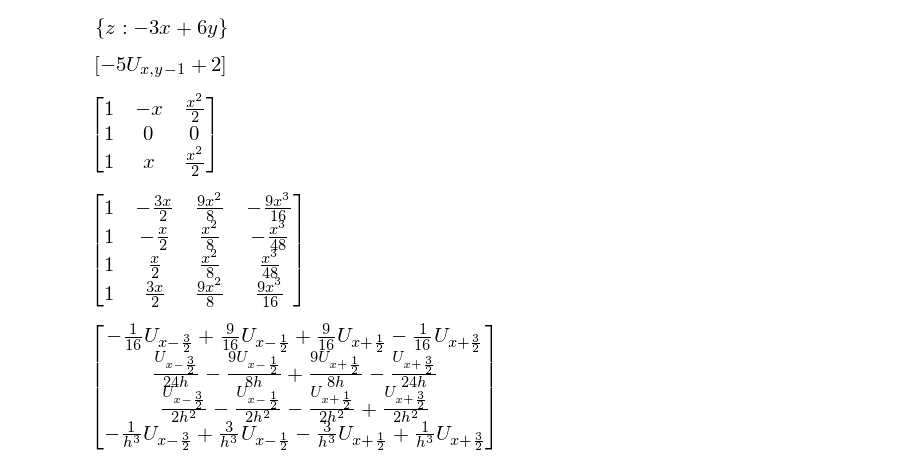
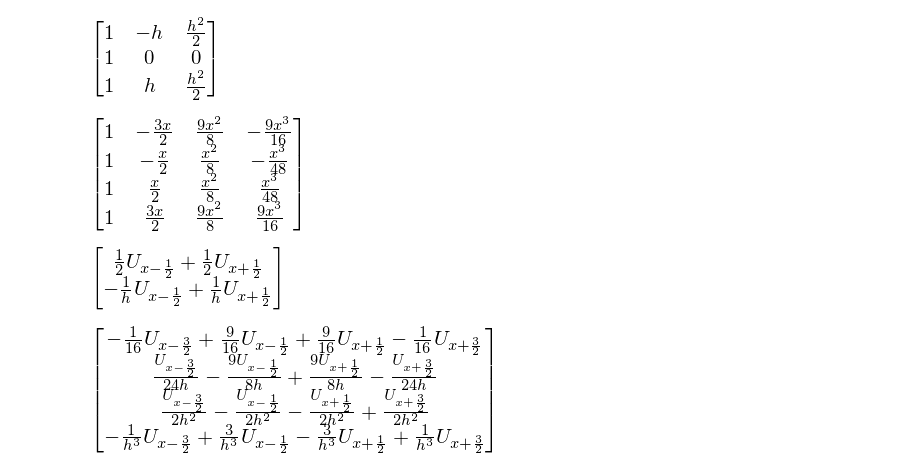
Before and after one commit to devitocodes/opesci-fd, a Jupyter notebook: codegen/tmp.ipynb, the cells around one changed output. Saved outputs shown, nothing was run; the diff lists cells and outputs as text; code cells hidden in the pictures.

```diff
--- a/codegen/tmp.ipynb
+++ b/codegen/tmp.ipynb
@@ -31,4 +8,0 @@ eq2 = Eq(-3*x+6*y-z,0)
-# %%
-solve([eq1,eq2], z)
-# %% [output]
-[figure, removed]
@@ -40,10 +9,6 @@ eq2 = Eq(-4*U[x,y-1]+5*U[x-1,y],0)
-# %%
-solve(eq1,U[x,y])
-# %% [output]
-[figure, removed]
 # %%
 from fdlib import *
 # %%
-Taylor(x,2)
+Taylor(h,2)
 # %% [output]
-[figure, old version]
+[figure, new version]
@@ -53,6 +16,10 @@ n = 2
 Taylor_half(x,2)
 # %% [output]
 [figure]
+# %%
+Deriv_half(U,[x],0,h,1)
+# %% [output]
+[figure, added]
 # %%
 Deriv_half(U,[x],0,h,2)
 # %% [output]
```
Also changed, not shown: parts of 21 cells of this notebook, 4 other files.
